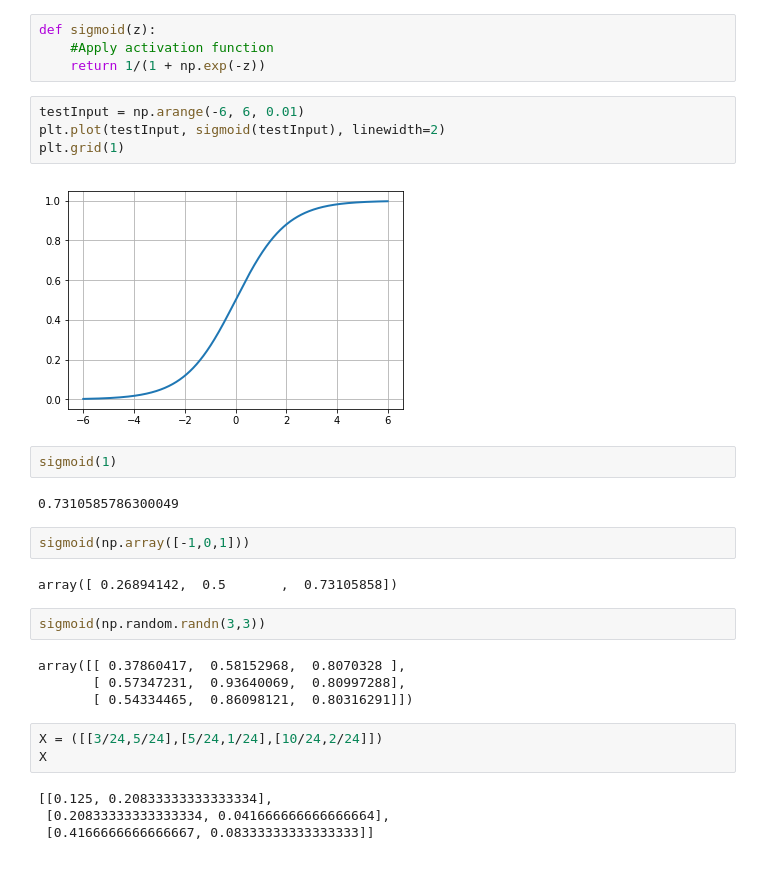
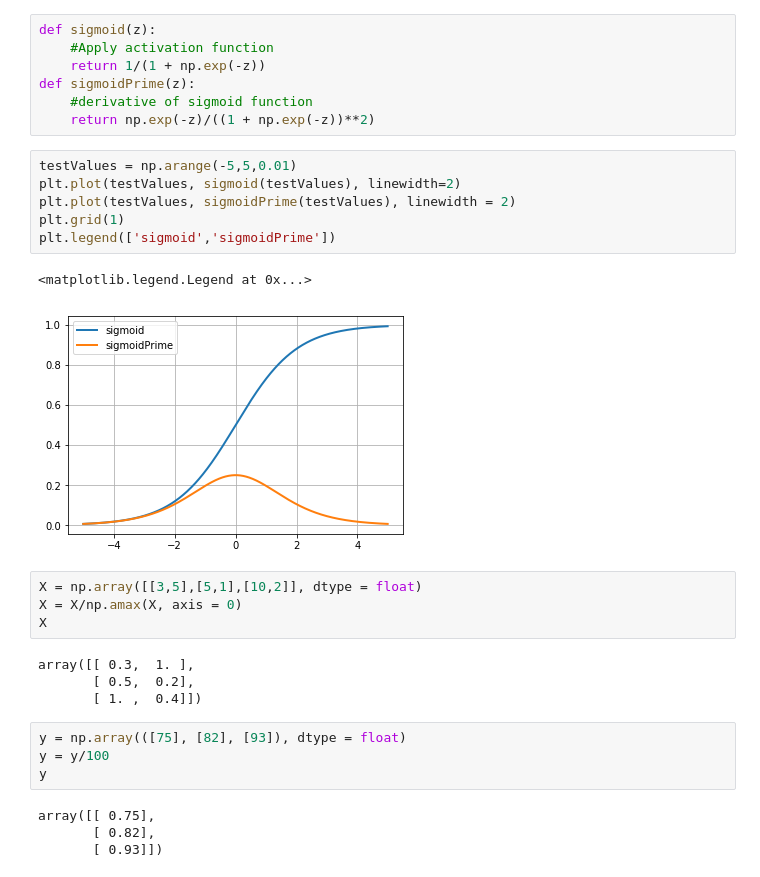
Before and after one commit to seanjones2848/pythonNN, a Jupyter notebook: NN_notebook.ipynb, the cells around one changed output. Saved outputs shown, nothing was run; the diff lists cells and outputs as text.

```diff
--- a/NN_notebook.ipynb
+++ b/NN_notebook.ipynb
@@ -31,33 +108,34 @@ class Neural_Network(object):
 def sigmoid(z):
     #Apply activation function
     return 1/(1 + np.exp(-z))
+def sigmoidPrime(z):
+    #derivative of sigmoid function
+    return np.exp(-z)/((1 + np.exp(-z))**2)
 # %%
-testInput = np.arange(-6, 6, 0.01)
-plt.plot(testInput, sigmoid(testInput), linewidth=2)
+testValues = np.arange(-5,5,0.01)
+plt.plot(testValues, sigmoid(testValues), linewidth=2)
+plt.plot(testValues, sigmoidPrime(testValues), linewidth = 2)
 plt.grid(1)
+plt.legend(['sigmoid','sigmoidPrime'])
 # %% [output]
+<matplotlib.legend.Legend at 0x...>
-[figure, old version]
+[figure, new version]
-# %%
-sigmoid(1)
-# %% [output]
-0.7310585786300049
-# %%
-sigmoid(np.array([-1,0,1]))
-# %% [output]
-array([ 0.26894142,  0.5       ,  0.73105858])
-# %%
-sigmoid(np.random.randn(3,3))
-# %% [output]
-array([[ 0.37860417,  0.58152968,  0.8070328 ],
-       [ 0.57347231,  0.93640069,  0.80997288],
-       [ 0.54334465,  0.86098121,  0.80316291]])
 # %%
-X = ([[3/24,5/24],[5/24,1/24],[10/24,2/24]])
+X = np.array([[3,5],[5,1],[10,2]], dtype = float)
+X = X/np.amax(X, axis = 0)
 X
 # %% [output]
-[[0.125, 0.20833333333333334],
- [0.20833333333333334, 0.041666666666666664],
- [0.4166666666666667, 0.08333333333333333]]
+array([[ 0.3,  1. ],
+       [ 0.5,  0.2],
+       [ 1. ,  0.4]])
+# %%
+y = np.array(([75], [82], [93]), dtype = float)
+y = y/100
+y
+# %% [output]
+array([[ 0.75],
+       [ 0.82],
+       [ 0.93]])
 # %%
 NN = Neural_Network()
 yHat = NN.forward(X)
```
Also changed, not shown: parts of 14 cells of this notebook.
